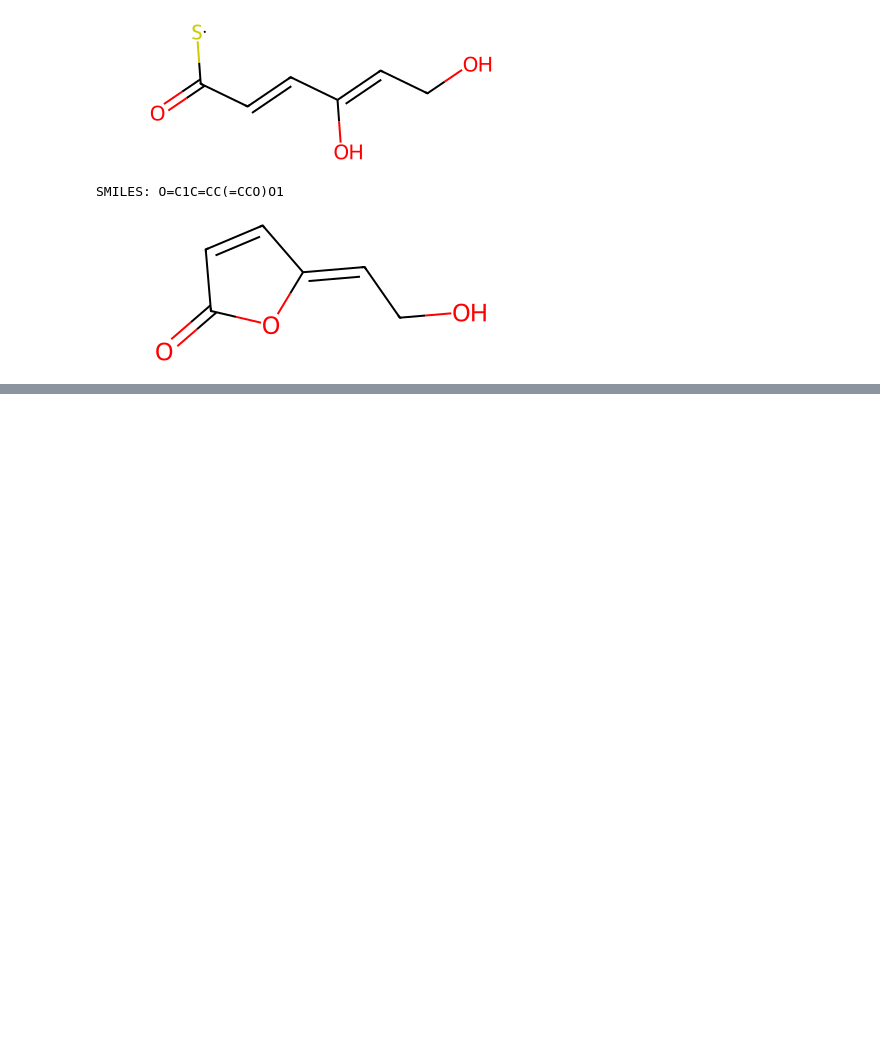
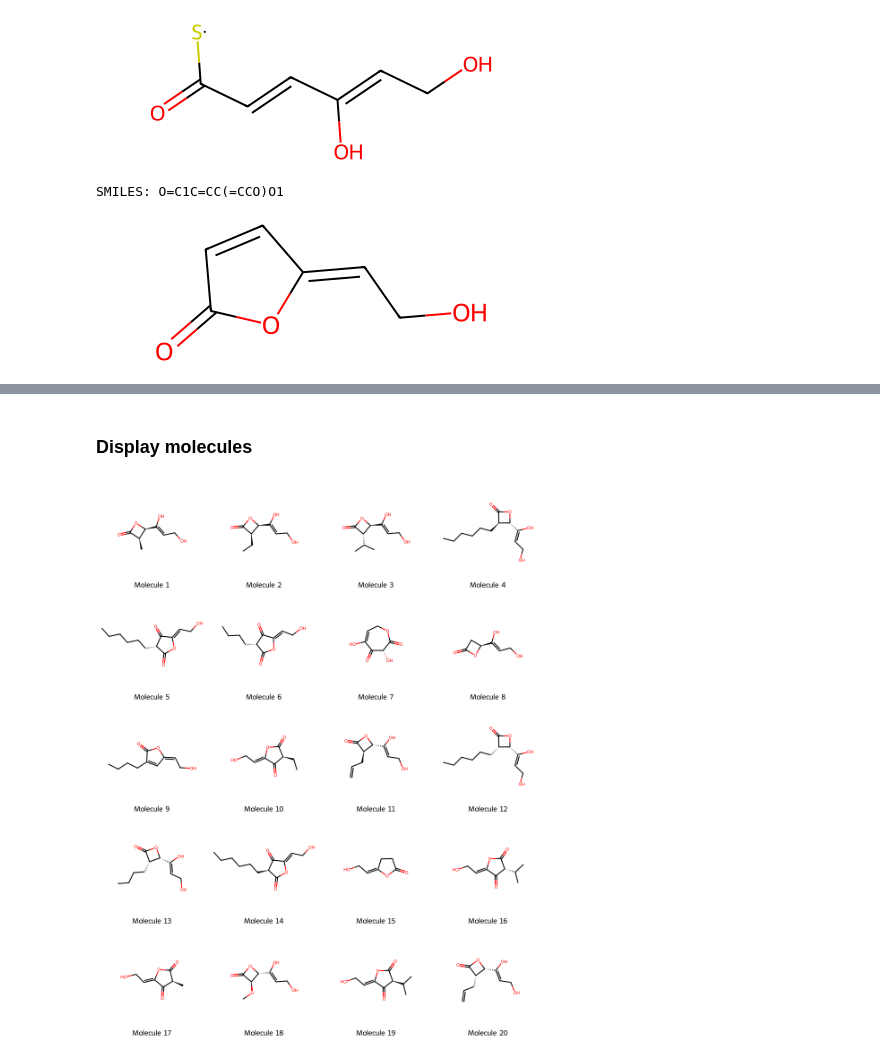
Before and after one commit to soumyadeepghosh35/RetroTide, a Jupyter notebook: notebooks/Basidalin_Retrotide.ipynb, the cells around one changed output, grey strips where cells are left out. Saved outputs shown, nothing was run; the diff lists cells and outputs as text; code cells hidden in the pictures; blank space fills up the shorter version.

Commit message:
molecule diversification with retrotide

```diff
--- a/notebooks/Basidalin_Retrotide.ipynb
+++ b/notebooks/Basidalin_Retrotide.ipynb
@@ -105,0 +269,15 @@ SMILES: O=C1C=CC(=CCO)O1
+# %% [markdown]
+### Display molecules
+# %%
+from rdkit import Chem
+from rdkit.Chem import Draw
+
+# Convert SMILES back to molecules for visualization
+mols = [Chem.MolFromSmiles(smiles) for smiles in generated_molecules_seocndExtensionOnly['Canonical_SMILES'].head(20)]
+
+# Create a grid of molecules
+img = Draw.MolsToGridImage(mols, molsPerRow=4, subImgSize=(250, 250),
+                           legends=[f"Molecule {i+1}" for i in range(len(mols))])
+display(img)
+# %% [output]
+[figure, added]
```
Also changed, not shown: parts of 14 cells of this notebook.
